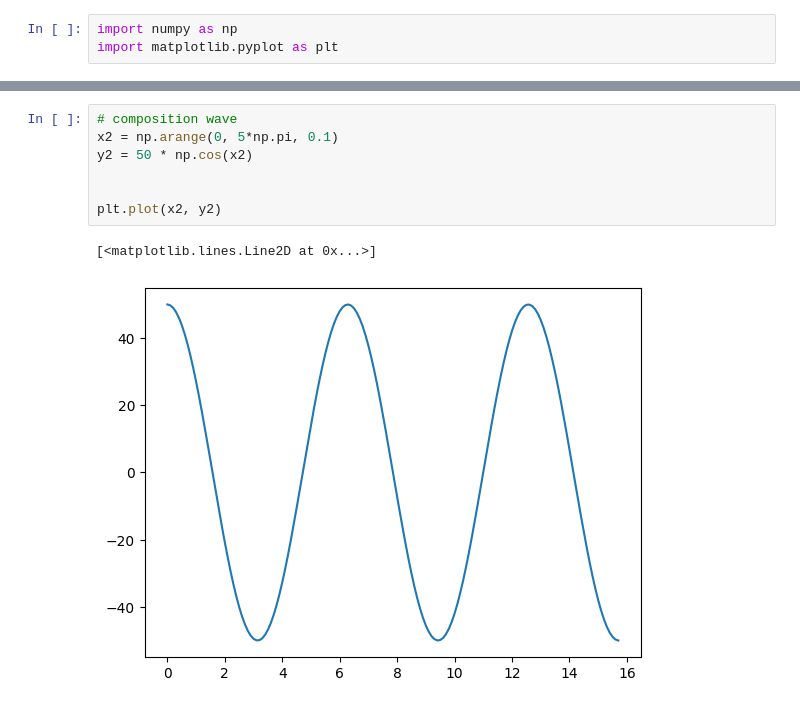
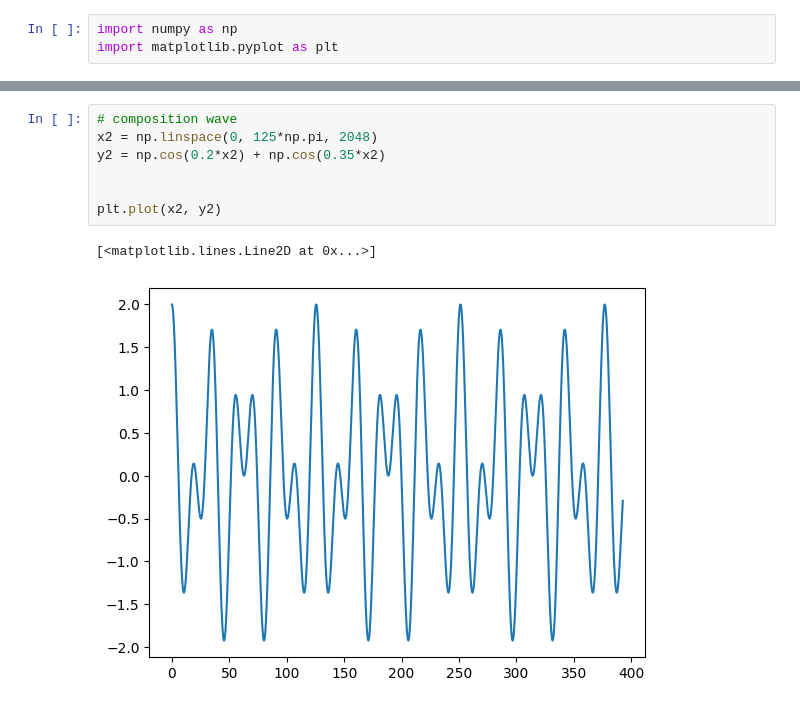
Before and after one commit to samsmith00/junior-IS, a Jupyter notebook: pythonScripts/spectralLeakage.ipynb, the cells around one changed output, grey strips where cells are left out. Cells and saved outputs as stored; diff of their text form.

```diff
--- a/pythonScripts/spectralLeakage.ipynb
+++ b/pythonScripts/spectralLeakage.ipynb
@@ -21,10 +21,10 @@ plt.show()
 # %%
 # composition wave
-x2 = np.arange(0, 5*np.pi, 0.1)
-y2 = 50 * np.cos(x2)
+x2 = np.linspace(0, 125*np.pi, 2048)
+y2 = np.cos(0.2*x2) + np.cos(0.35*x2)
 
 
 plt.plot(x2, y2)
 # %% [output]
 [<matplotlib.lines.Line2D at 0x...>]
-[figure, old version]
+[figure, new version]
```
Also changed, not shown: parts of 6 cells of this notebook, 9 other files.
